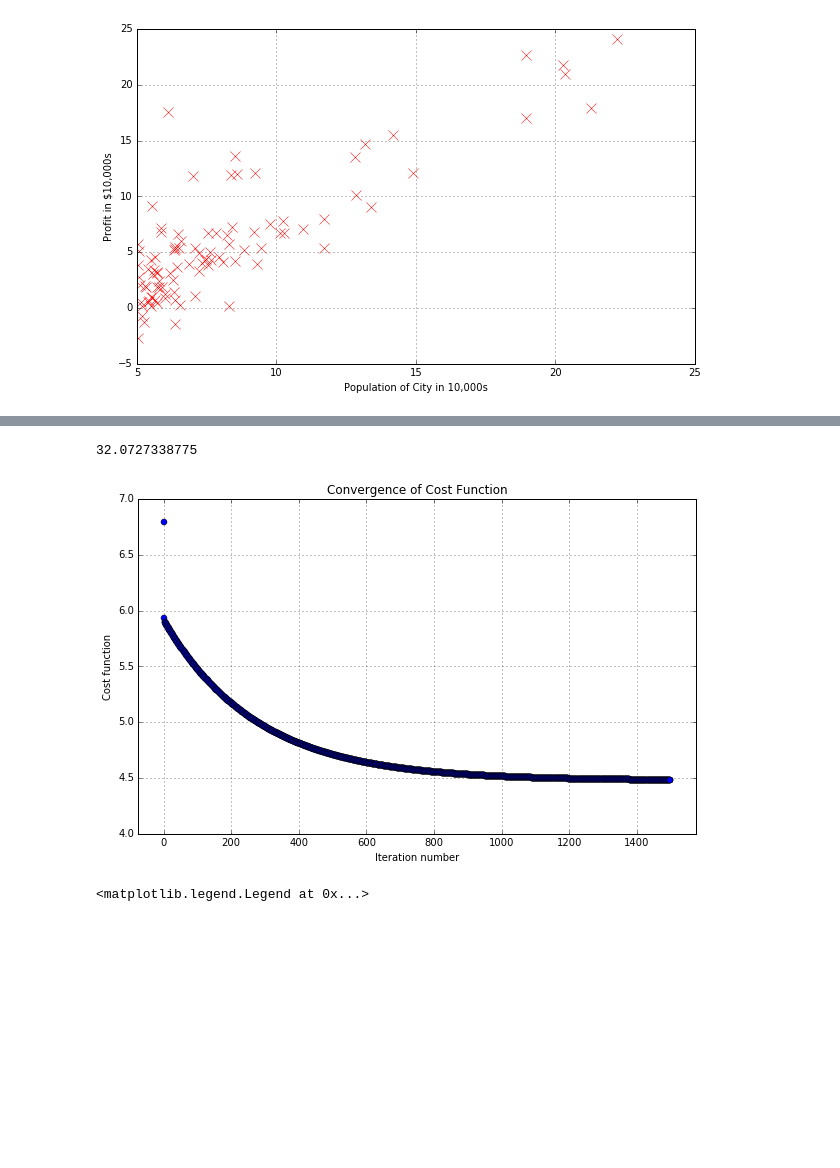
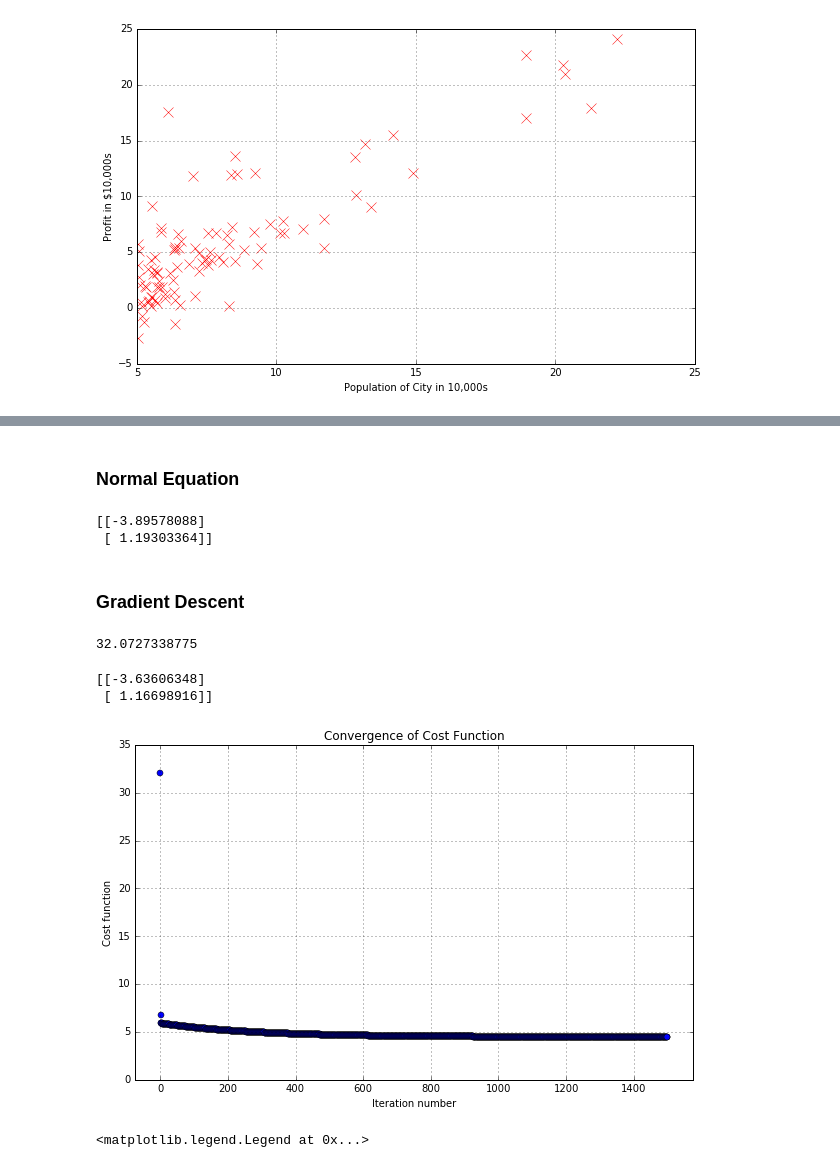
Before and after one commit to rinckd/math-creativity, a Jupyter notebook: notebooks/Machine Learning 01. Linear Regression.ipynb, the cells around one changed output, grey strips where cells are left out. Saved outputs shown, nothing was run; the diff lists cells and outputs as text; code cells hidden in the pictures; blank space fills up the shorter version.

```diff
--- a/notebooks/Machine Learning 01. Linear Regression.ipynb
+++ b/notebooks/Machine Learning 01. Linear Regression.ipynb
@@ -53,3 +84,13 @@ X = np.insert(X,0,1,axis=1)
+# %% [markdown]
+### Normal Equation
+# %%
+theta = np.dot(np.dot(np.linalg.pinv(np.dot(np.transpose(X),X)), np.transpose(X)), y)
+print(theta)
+# %% [output]
+[[-3.89578088]
+ [ 1.19303364]]
+# %% [markdown]
+### Gradient Descent
 # %%
 def computeCost(theta: object, X: object, y: object) -> object: #Cost function
     """
@@ -74,6 +115,8 @@ print(computeCost(initial_theta,X,y))
 #Actual gradient descent minimizing routine
 iterations = 1500
 alpha = 0.01
+def h(theta,X): #Linear hypothesis function
+    return np.dot(X,theta)
 
 def descendGradient(X, theta_start = np.zeros(2)):
     """
@@ -97,25 +140,28 @@ def descendGradient(X, theta_start = np.zeros(2)):
 # %%
 #Actually run gradient descent to get the best-fit theta values
 
 initial_theta = np.zeros((X.shape[1],1))
 theta, thetahistory, jvec = descendGradient(X,initial_theta)
 
 #Plot the convergence of the cost function
 def plotConvergence(jvec):
     plt.figure(figsize=(10,6))
     plt.plot(range(len(jvec)),jvec,'bo')
     plt.grid(True)
     plt.title("Convergence of Cost Function")
     plt.xlabel("Iteration number")
     plt.ylabel("Cost function")
     dummy = plt.xlim([-0.05*iterations,1.05*iterations])
     #dummy = plt.ylim([4,8])
 
 
 plotConvergence(jvec)
-dummy = plt.ylim([4,7])
+#dummy = plt.ylim([4,7])
+print(theta)
 # %% [output]
+[[-3.63606348]
+ [ 1.16698916]]
-[figure, old version]
+[figure, new version]
 # %%
 #Plot the line on top of the data to ensure it looks correct
 def myfit(xval):
```
Also changed, not shown: parts of 5 cells of this notebook.
